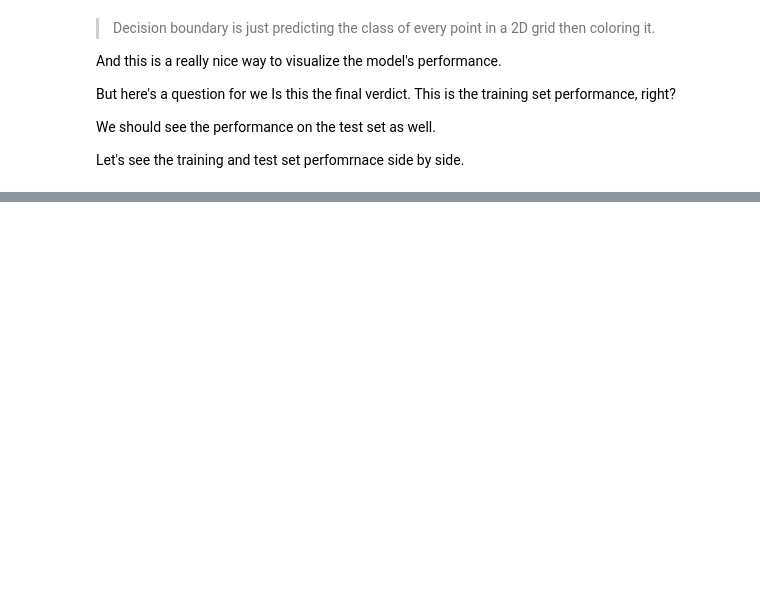
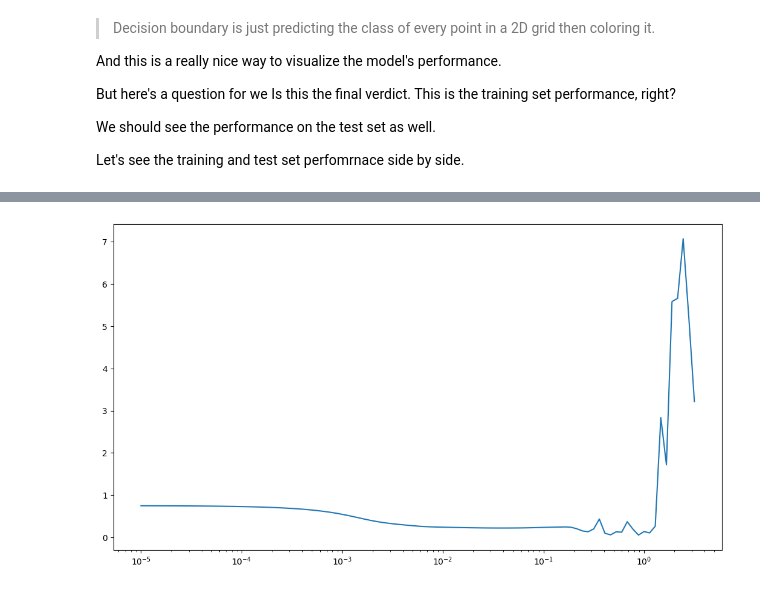
Before and after one commit to RishatTalukder/Deep_Learning_With_Tensorflow, a Jupyter notebook: 3_CLASSIFICATION/1_Neural_Network_Classification.ipynb, the cells around one changed output, grey strips where cells are left out. Cells and saved outputs as stored; diff of their text form; code cells hidden in the pictures; blank space fills up the shorter version.

```diff
--- a/3_CLASSIFICATION/1_Neural_Network_Classification.ipynb
+++ b/3_CLASSIFICATION/1_Neural_Network_Classification.ipynb
@@ -534,0 +798,12 @@ Both seem very similler.
+# %%
+
+plt.figure(figsize=(13,7))
+
+plt.semilogx(
+    model_3.history.history['learning_rate'],
+    model_3.history.history['loss']
+)
+
+plt.show()
+# %% [output]
+[figure, added]
```
Also changed, not shown: parts of 34 cells of this notebook.
